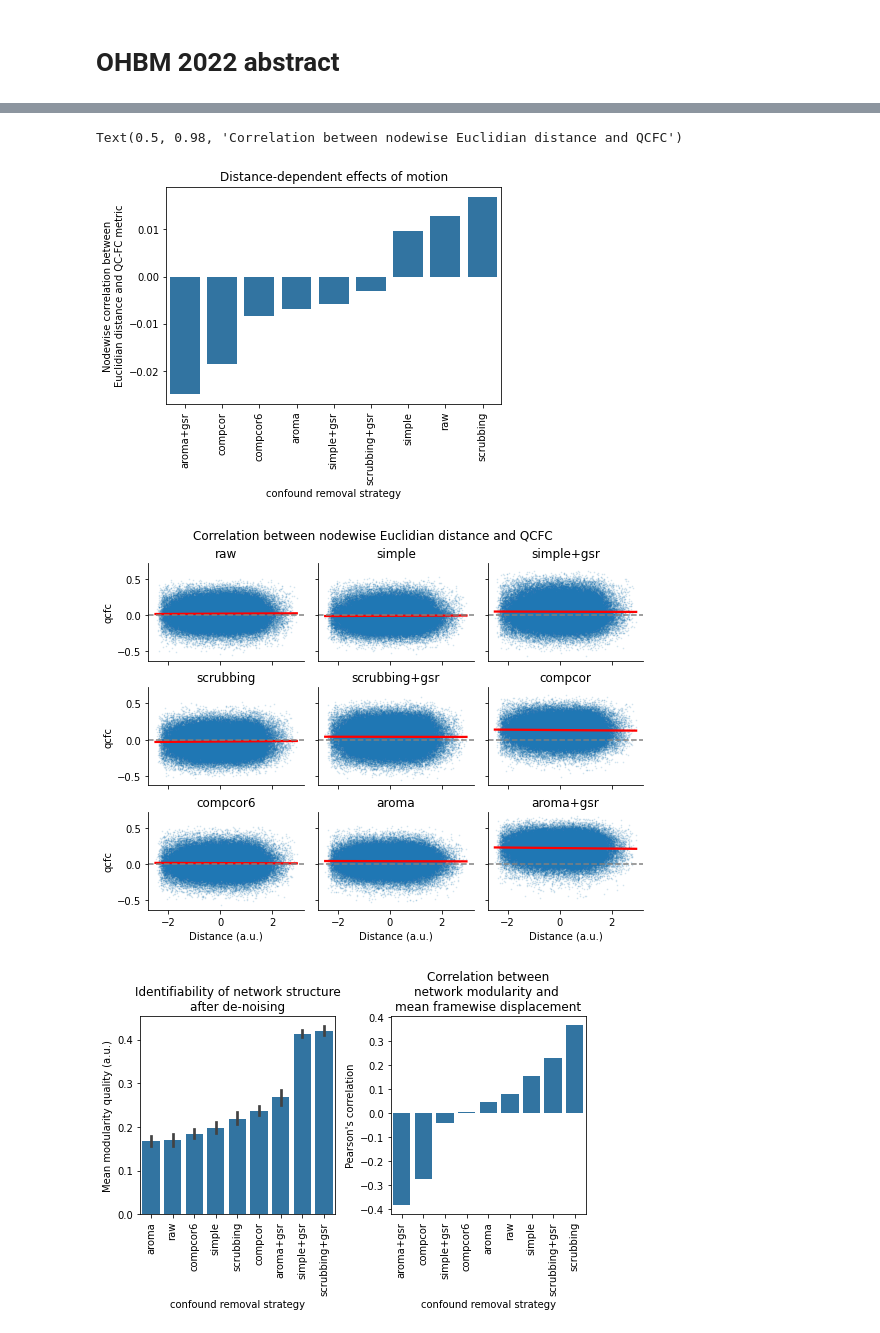
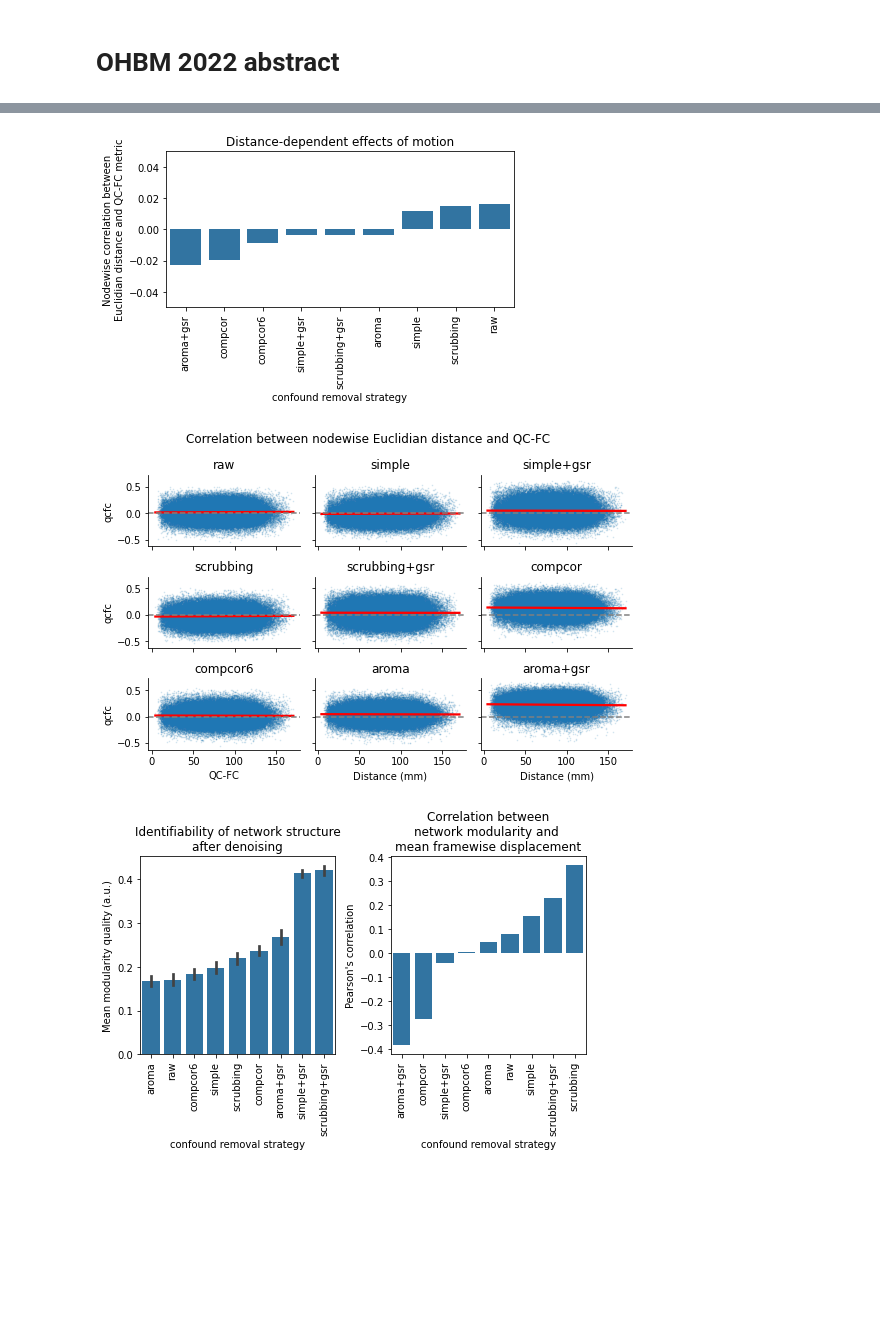
Before and after one commit to SIMEXP/fmriprep-denoise-benchmark, a Jupyter notebook: _sources/ohbm2022abstract.ipynb, the cells around one changed output, grey strips where cells are left out. Drawn from its saved outputs; the diff is of its cells as text; code cells hidden in the pictures; blank space fills up the shorter version.

```diff
--- a/_sources/ohbm2022abstract.ipynb
+++ b/_sources/ohbm2022abstract.ipynb
@@ -107,21 +116,24 @@ ax.set(ylabel="Proportion",
 # %%
-def calculate_mad(x):
-    return (x - x.median()).abs().median()
+median_absolute = metric_per_edge.apply(calculate_median_absolute)
+order = median_absolute.sort_values().index.tolist()
 
-mad = metric_per_edge.apply(calculate_mad)
-order = mad.sort_values().index.tolist()
-
-ax = sns.barplot(data=(pd.DataFrame(mad).T), ci=None, order=order, color=bar_color)
+ax = sns.barplot(data=(pd.DataFrame(median_absolute).T), ci=None, order=order, color=bar_color)
 ax.set_title("Absolute median QC-FC")
 ax.set_xticklabels(ax.get_xticklabels(), rotation=90)
 ax.set(ylabel="Absolute median",
        xlabel="confound removal strategy")
-
+plt.tight_layout()
 
 def draw_absolute_median(data, **kws):
     ax = plt.gca()
-    mad = calculate_mad(data['qcfc'])
+    mad = calculate_median_absolute(data['qcfc'])
     ax.vlines(mad, ymin=0, ymax=0.35, color='r', linestyle=':')
+
+
+long_qcfc = metric_per_edge.melt()
+long_qcfc.columns = ["Strategy", "qcfc"]
+long_qcfc["row"] = np.sort(np.tile(np.arange(3), int(long_qcfc.shape[0] / 3)))
+long_qcfc["col"] = np.tile(np.sort(np.tile(np.arange(3), int(long_qcfc.shape[0] / 9))), 3)
 
 g = sns.displot(
     long_qcfc, x="qcfc", col="col", row="row", kind='kde', fill=True, height=1.5, aspect=2
@@ -137,4 +149,5 @@ for i, name in zip(range(9), metric_per_edge.columns):
 
 g.fig.subplots_adjust(top=0.9)
 g.fig.suptitle('Distribution of correlation between framewise distplacement and edge strength')
+plt.tight_layout()
 # %% [output]
@@ -144,35 +156,39 @@ Text(0.5, 0.98, 'Distribution of correlation between framewise distplacement and
 # %%
-z_pairwise_distance = pairwise_distance.apply(zscore)
-z_metric_per_edge = metric_per_edge.apply(zscore)
-corr_distance = np.corrcoef(z_pairwise_distance.iloc[:, -1], z_metric_per_edge.T)[1:, 0]
-corr_distance = pd.DataFrame(corr_distance, index=z_metric_per_edge.columns)
-long_qcfc['distance'] = np.tile(z_pairwise_distance.iloc[:, -1].values, 9)
+corr_distance, p_val = spearmanr(pairwise_distance.iloc[:, -1], metric_per_edge)
+# corr_distance = np.corrcoef(pairwise_distance.iloc[:, -1], metric_per_edge.T)
+
+corr_distance = pd.DataFrame(corr_distance[1:, 0], index=metric_per_edge.columns)
+long_qcfc['distance'] = np.tile(pairwise_distance.iloc[:, -1].values, 9)
 
 order = corr_distance.sort_values(0).index.tolist()
 
 ax = sns.barplot(data=corr_distance.T, ci=None, order=order, color=bar_color)
 ax.set_xticklabels(ax.get_xticklabels(), rotation=90)
 ax.set_title("Distance-dependent effects of motion")
+ax.set(ylim=(-0.05, 0.05))
 ax.set(ylabel="Nodewise correlation between\nEuclidian distance and QC-FC metric",
         xlabel="confound removal strategy")
+plt.tight_layout()
 
-g = sns.FacetGrid(long_qcfc, col="col", row="row", height=2, aspect=1.3)
+g = sns.FacetGrid(long_qcfc, col="col", row="row", height=1.7, aspect=1.5)
 g.map(sns.regplot, 'distance', 'qcfc', fit_reg=True, ci=None,
       line_kws={'color': 'red'}, scatter_kws={'s': 0.5, 'alpha': 0.15,})
 g.refline(y=0)
 for i, name in zip(range(9), metric_per_edge.columns):
     axis_i = int(i / 3)
     axis_j = i % 3
     g.facet_axis(axis_i, axis_j).set(title=name)
     if axis_i == 2:
-        g.facet_axis(axis_i, axis_j).set(xlabel="Distance (a.u.)")
+        g.facet_axis(axis_i, axis_j).set(xlabel="Distance (mm)")
+    if axis_j == 0:
+        g.facet_axis(axis_i, axis_j).set(xlabel="QC-FC")
 
 g.fig.subplots_adjust(top=0.9)
-g.fig.suptitle('Correlation between nodewise Euclidian distance and QCFC')
+g.fig.suptitle('Correlation between nodewise Euclidian distance and QC-FC')
+plt.tight_layout()
 # %% [output]
-Text(0.5, 0.98, 'Correlation between nodewise Euclidian distance and QCFC')
-[figure, old version]
+[figure, new version]
-[figure, old version]
+[figure, new version]
 # %%
 corr_modularity = []
 z_movment = movement.apply(zscore)
```
Also changed, not shown: parts of 5 cells of this notebook, 9 other files.
